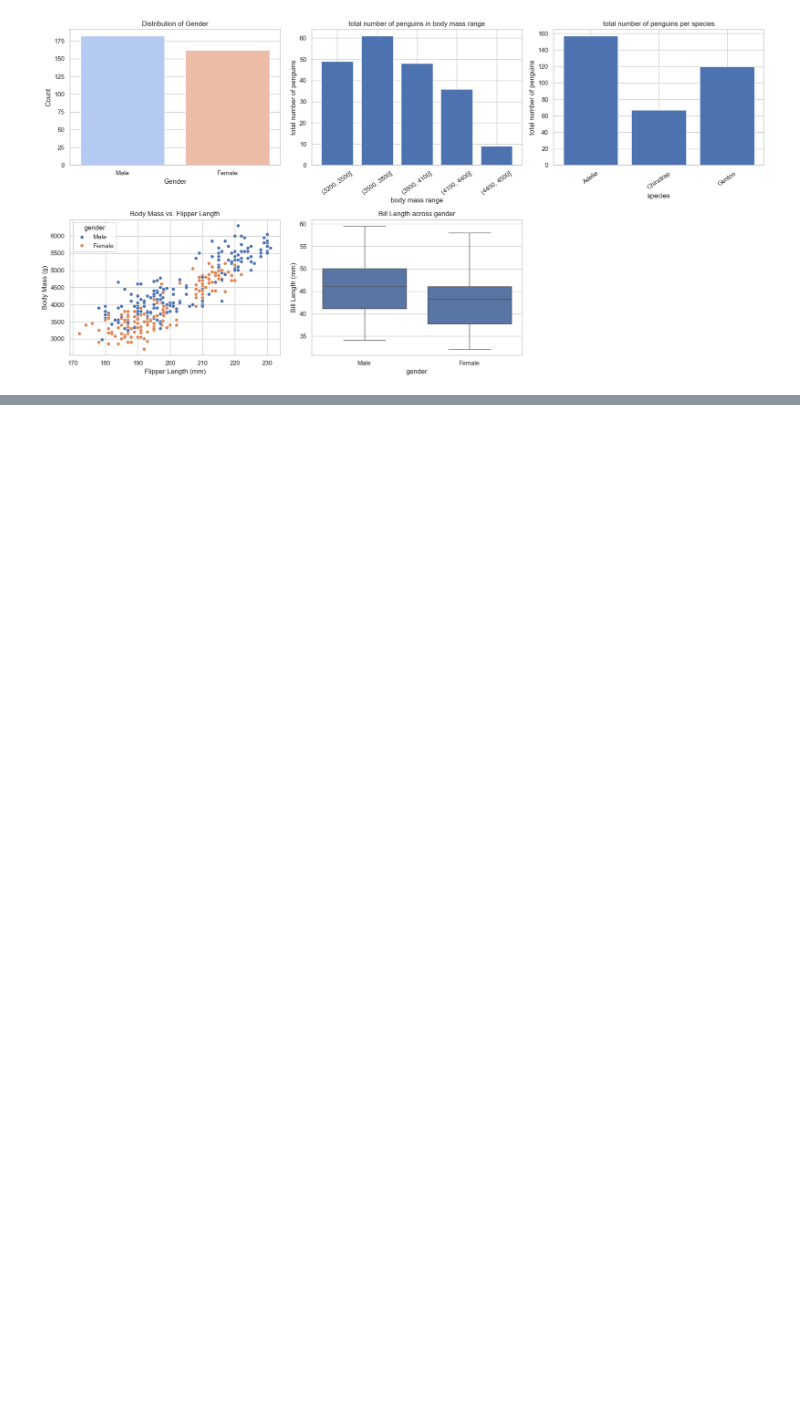
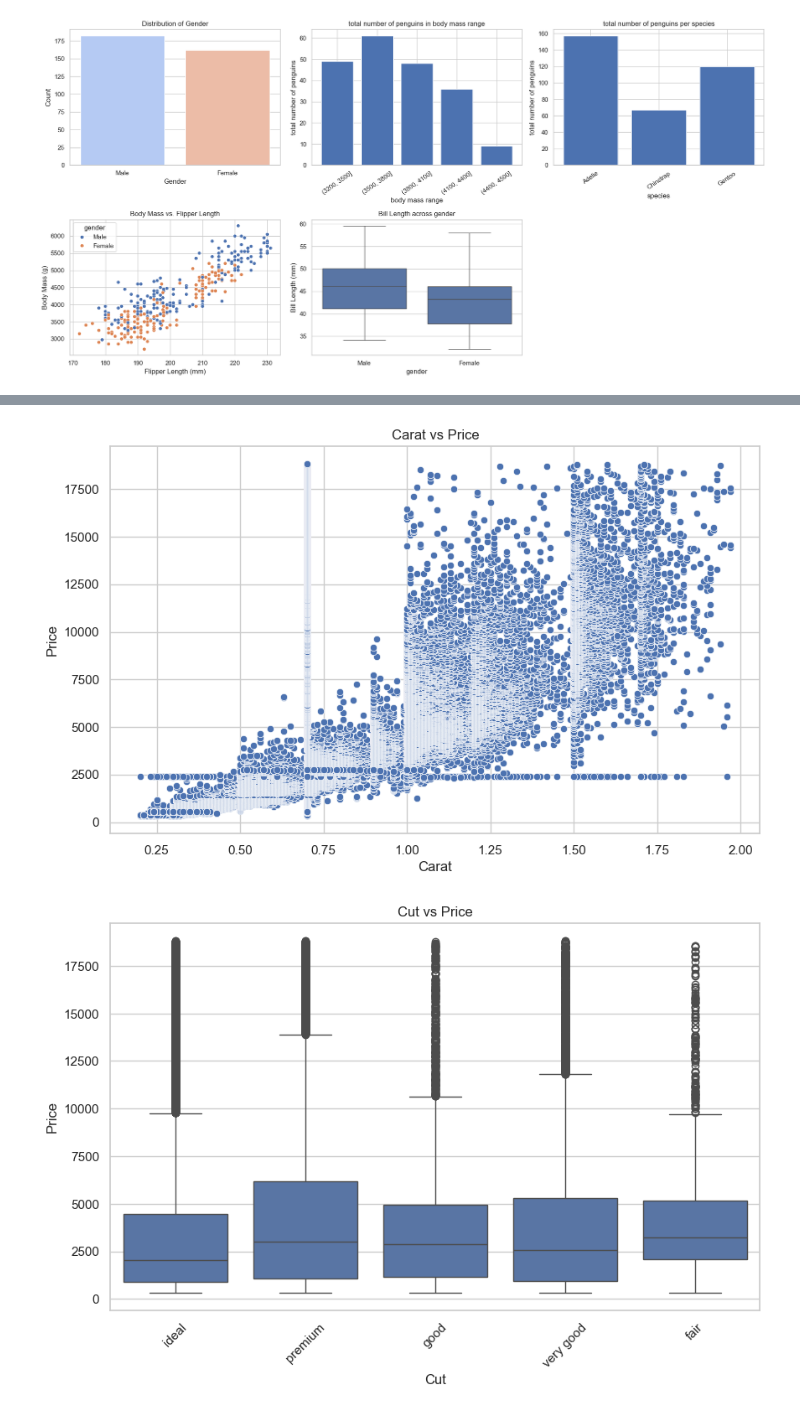
Before and after one commit to Ganesh-Kdt/Classification-and-Regression-Model-From-Scratch, a Jupyter notebook: ganeshdi_sushreen_assignment1_checkpoint.ipynb, the cells around one changed output, grey strips where cells are left out. Cells and saved outputs as stored; diff of their text form; code cells hidden in the pictures; blank space fills up the shorter version.

Commit message:
pre-processing of diamond dataset

```diff
--- a/ganeshdi_sushreen_assignment1_checkpoint.ipynb
+++ b/ganeshdi_sushreen_assignment1_checkpoint.ipynb
@@ -241,0 +264,6 @@ df.to_csv('penguins_preprocessed.csv', sep=',', encoding='utf-8')
+# %%
+pd.set_option('display.max_rows', 200)
+pd.set_option('display.max_columns', 15)
+diamond_df = pd.read_csv('Data/noisy_datasets/diamond.csv', skipinitialspace=True, na_values=['FALSE', 'TRUE', 'MAYBE','IF','if'])
+diamond_df.drop('Unnamed: 0',axis=1,inplace=True)
+diamond_df.head(15)
@@ -241,0 +345,9 @@ df.to_csv('penguins_preprocessed.csv', sep=',', encoding='utf-8')
+# %%
+def upperCase(value):
+    return value.upper()
+def lowerCase(value):
+    return value.lower()
+diamond_df['cut']=diamond_df['cut'].apply(lowerCase)
+diamond_df['color']=diamond_df['color'].apply(upperCase)
+diamond_df['clarity']=diamond_df['clarity'].apply(upperCase)
+diamond_df
@@ -241,0 +407,47 @@ df.to_csv('penguins_preprocessed.csv', sep=',', encoding='utf-8')
+# %%
+import matplotlib.pyplot as plt
+import seaborn as sns
+
+
+plt.figure(figsize=(10, 6))
+sns.scatterplot(x='carat', y='price', data=diamond_df)
+plt.title('Carat vs Price')
+plt.xlabel('Carat')
+plt.ylabel('Price')
+plt.show()
+
+
+plt.figure(figsize=(10, 6))
+sns.boxplot(x='cut', y='price', data=diamond_df)
+plt.title('Cut vs Price')
+plt.xlabel('Cut')
+plt.ylabel('Price')
+plt.xticks(rotation=45)
+plt.show()
+
+
+plt.figure(figsize=(12, 6))
+diamond_df.groupby('clarity')['price'].mean().plot(kind='bar')
+plt.title('Average Price by Clarity')
+plt.xlabel('Clarity')
+plt.ylabel('Average Price')
+plt.xticks(rotation=45)
+plt.show()
+
+
+plt.figure(figsize=(12, 6))
+corr = diamond_df.select_dtypes(include=[np.number]).corr()
+sns.heatmap(corr, annot=True, cmap='coolwarm', fmt='.2f')
+plt.title('Correlation Heatmap')
+plt.show()
+
+plt.figure(figsize=(12, 6))
+sns.boxplot(x=pd.cut(diamond_df['number of diamonds mined (millions)'], bins=bins, labels=labels), y='price', data=diamond_df)
+plt.title('Price Distribution by Number of Diamonds Mined')
+plt.xlabel('Number of Diamonds Mined (Millions)')
+plt.ylabel('Price')
+plt.xticks(rotation=45)
+plt.show()
+# %% [output]
+[figure, added]
+[figure, added]
```
Also changed, not shown: parts of 21 cells of this notebook, 1 other file.
